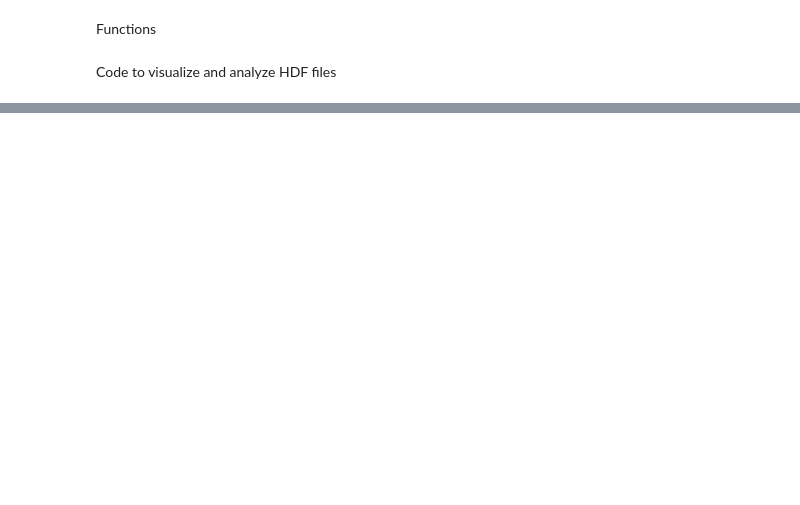
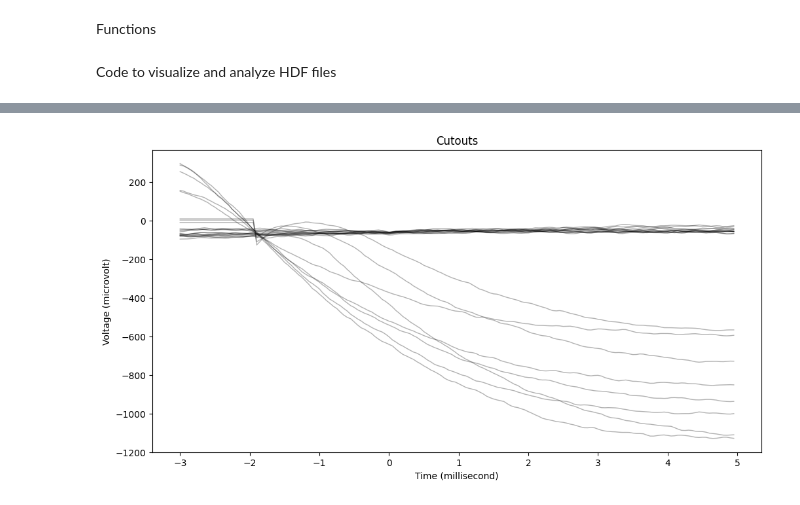
Before and after one commit to inesstsarah/scilifelab_mcs_organoid_analysis, a Jupyter notebook: signal_visualization.ipynb, the cells around one changed output, grey strips where cells are left out. Cells and saved outputs as stored; diff of their text form; code cells hidden in the pictures; blank space fills up the shorter version.

```diff
--- a/signal_visualization.ipynb
+++ b/signal_visualization.ipynb
@@ -151,0 +354,4 @@ plt.show()
+# %%
+plot_waveforms(cutouts, fs, pre, post, n=250)
+# %% [output]
+[figure, added]
```
Also changed, not shown: parts of 17 cells of this notebook.
